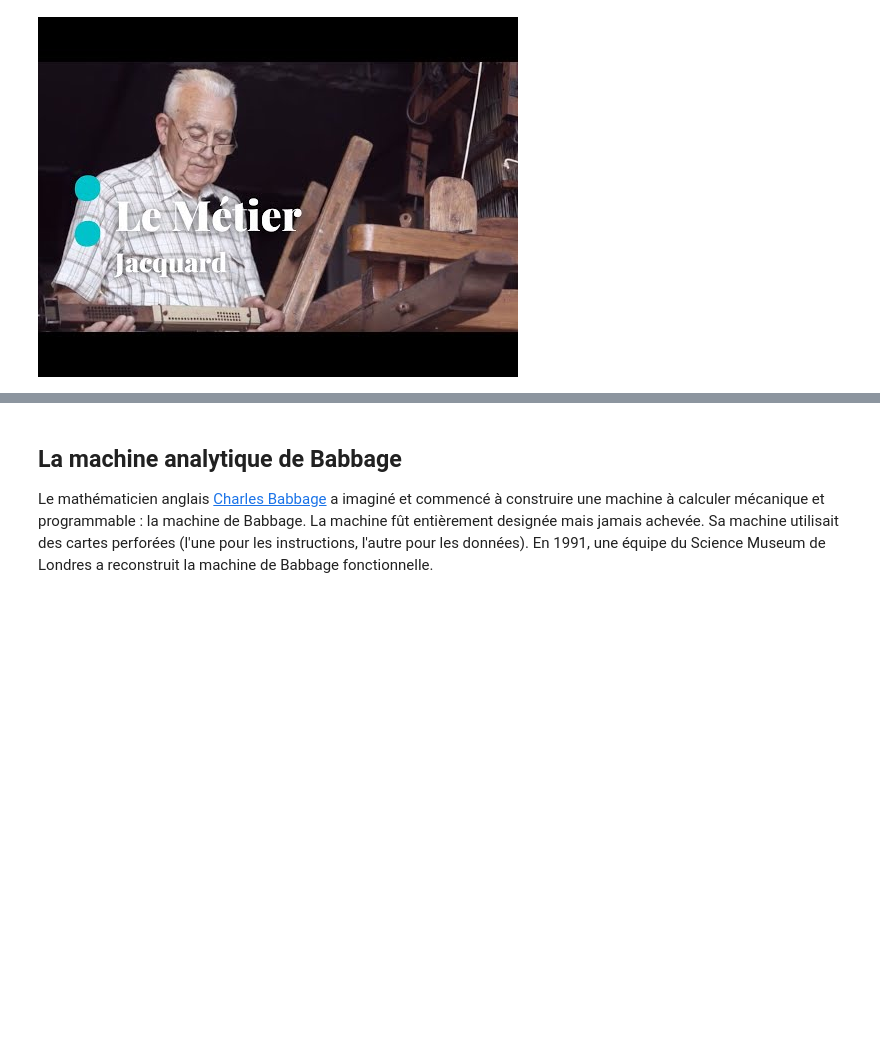
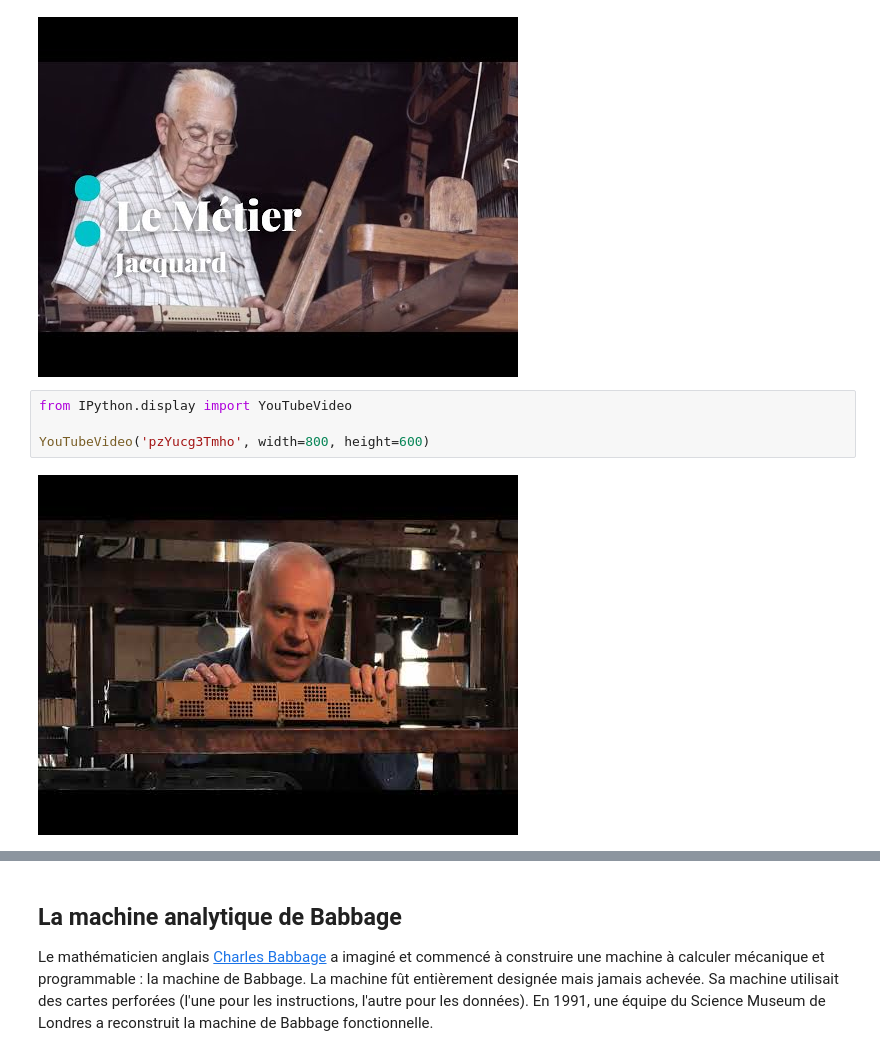
Before and after one commit to vkeller/modulo-gybe, a Jupyter notebook: _sources/2M/histoire/C2-HIST-01.ipynb, the cells around one changed output, grey strips where cells are left out. Saved outputs shown, nothing was run; the diff lists cells and outputs as text; blank space fills up the shorter version.

```diff
--- a/_sources/2M/histoire/C2-HIST-01.ipynb
+++ b/_sources/2M/histoire/C2-HIST-01.ipynb
@@ -65,6 +65,12 @@ from IPython.display import YouTubeVideo
 YouTubeVideo('Ygj6l_p_h58', width=800, height=600)
 # %% [output]
 [figure]
+# %%
+from IPython.display import YouTubeVideo
+
+YouTubeVideo('pzYucg3Tmho', width=800, height=600)
+# %% [output]
+[figure, added]
 # %% [markdown]
 ## Le télégraphe et le code Morse
 
```
Also changed, not shown: 3 other files.
